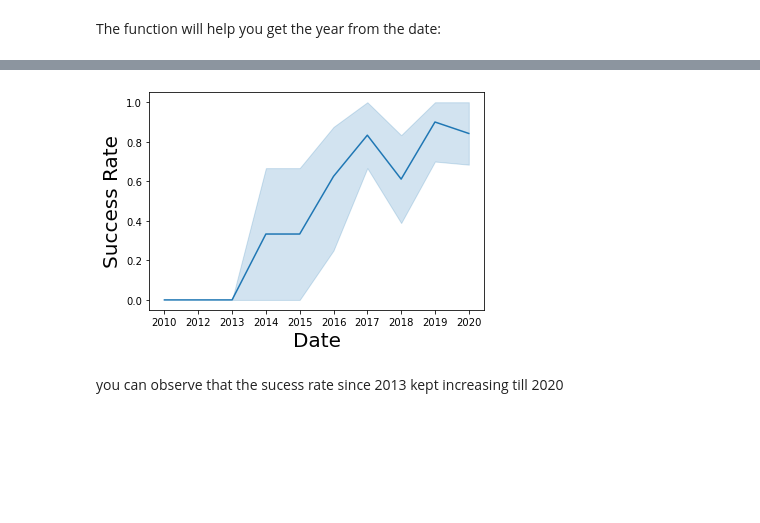
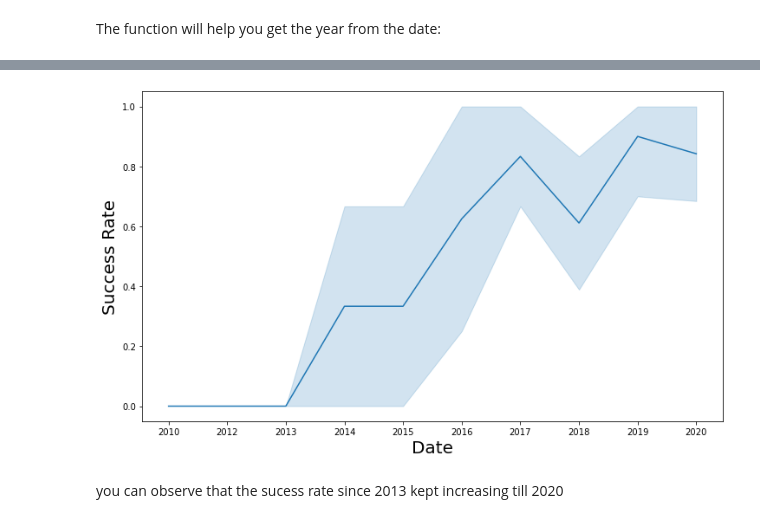
Before and after one commit to dipankar7575/IBM-Data-Science, a Jupyter notebook: jupyter-labs-eda-dataviz.ipynb, the cells around one changed output, grey strips where cells are left out. Saved outputs shown, nothing was run; the diff lists cells and outputs as text; code cells hidden in the pictures; blank space fills up the shorter version.

```diff
--- a/jupyter-labs-eda-dataviz.ipynb
+++ b/jupyter-labs-eda-dataviz.ipynb
@@ -182,12 +186,13 @@ df1.head()
 | 4 | 5 | 2013 | Falcon 9 | 3170.000000 | GTO | CCAFS SLC 40 | None None | 1 | False | ... |
 # %%
 # Plot a line chart with x axis to be the extracted year and y axis to be the success rate
+plt.figure(figsize = (12,7))
 sns.lineplot(data=df1, x="Date", y="Class")
 plt.xlabel("Date",fontsize=20)
 plt.ylabel("Success Rate",fontsize=20)
 plt.show()
 # %% [output]
-[figure, old version]
+[figure, new version]
 # %% [markdown]
 you can observe that the sucess rate since 2013 kept increasing till 2020
 # %% [markdown]
```
Also changed, not shown: parts of 6 cells of this notebook.
